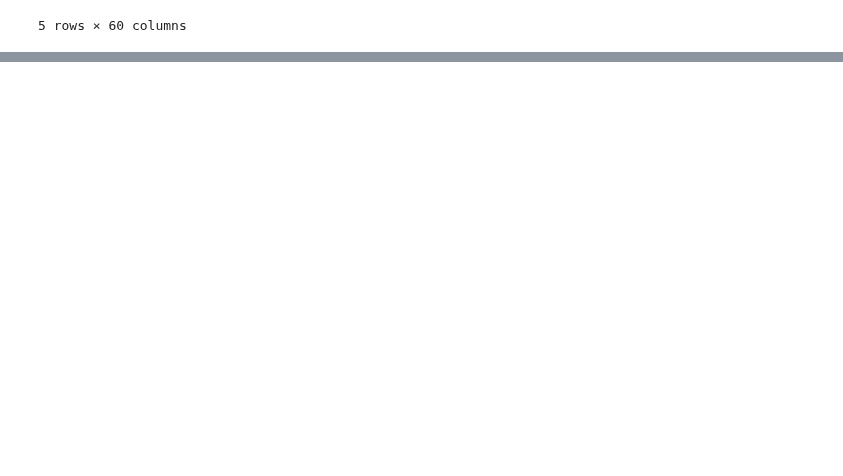
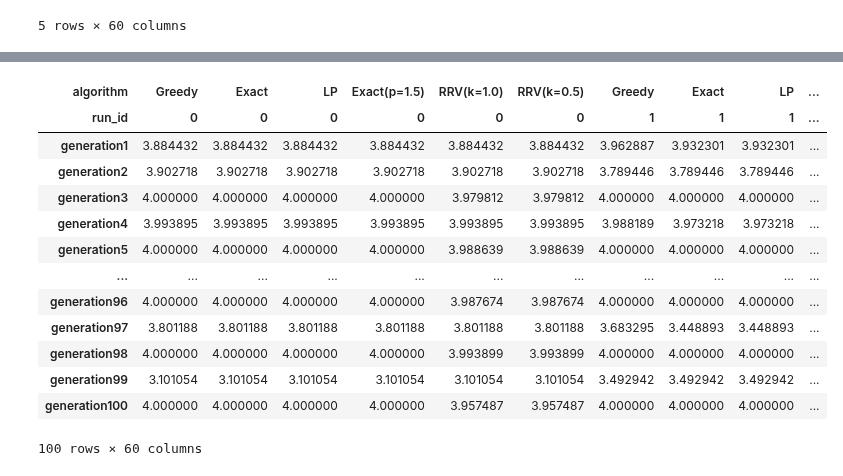
Before and after one commit to aaron-sandoval/generative_social_choice, a Jupyter notebook: generative_social_choice/plots/compare_voting_algs_on_chatbot_data.ipynb, the cells around one changed output, grey strips where cells are left out. Saved outputs shown, nothing was run; the diff lists cells and outputs as text; code cells hidden in the pictures; blank space fills up the shorter version.

```diff
--- a/generative_social_choice/plots/compare_voting_algs_on_chatbot_data.ipynb
+++ b/generative_social_choice/plots/compare_voting_algs_on_chatbot_data.ipynb
@@ -253,0 +301,43 @@ df_slates
+# %%
+# run_ids_to_plot: list[int] = [0, 1]
+run_ids_to_plot: list[int] = all_run_ids
+# algos_to_plot = [ExactTotalUtilityMaximization(), ReweightedRangeVoting(k=1.0)]
+algos_to_plot = voting_algorithms_to_test
+
+# Filter columns by run_ids_to_plot and algos_to_plot
+# Get display names from algos_to_plot
+algo_display_names = [
+    algo.display_name if hasattr(algo, 'display_name') else str(algo)
+    for algo in algos_to_plot
+]
+
+# Filter columns where run_id is in run_ids_to_plot and algorithm is in algo_display_names
+if isinstance(utilities_swapped_index_levels.columns, pd.MultiIndex):
+    filtered_cols = [
+        col for col in utilities_swapped_index_levels.columns
+        if col[1] in run_ids_to_plot and col[0] in algo_display_names
+    ]
+else:
+    # Simple columns case - filter by algo_display_names only
+    filtered_cols = [
+        col for col in utilities_swapped_index_levels.columns
+        if col in algo_display_names
+    ]
+
+utilities_for_line_plot = utilities_swapped_index_levels[filtered_cols]
+utilities_for_line_plot
+# %% [output]
+| algorithm | Greedy | Exact | LP | Exact(p=1.5) | RRV(k=1.0) | RRV(k=0.5) | Greedy | Exact | LP | ... |
+| run_id | 0 | 0 | 0 | 0 | 0 | 0 | 1 | 1 | 1 | ... |
+| generation1 | 3.884432 | 3.884432 | 3.884432 | 3.884432 | 3.884432 | 3.884432 | 3.962887 | 3.932301 | 3.932301 | ... |
+| generation2 | 3.902718 | 3.902718 | 3.902718 | 3.902718 | 3.902718 | 3.902718 | 3.789446 | 3.789446 | 3.789446 | ... |
+| generation3 | 4.000000 | 4.000000 | 4.000000 | 4.000000 | 3.979812 | 3.979812 | 4.000000 | 4.000000 | 4.000000 | ... |
+| generation4 | 3.993895 | 3.993895 | 3.993895 | 3.993895 | 3.993895 | 3.993895 | 3.988189 | 3.973218 | 3.973218 | ... |
+| generation5 | 4.000000 | 4.000000 | 4.000000 | 4.000000 | 3.988639 | 3.988639 | 4.000000 | 4.000000 | 4.000000 | ... |
+| ... | ... | ... | ... | ... | ... | ... | ... | ... | ... | ... |
+| generation96 | 4.000000 | 4.000000 | 4.000000 | 4.000000 | 3.987674 | 3.987674 | 4.000000 | 4.000000 | 4.000000 | ... |
+| generation97 | 3.801188 | 3.801188 | 3.801188 | 3.801188 | 3.801188 | 3.801188 | 3.683295 | 3.448893 | 3.448893 | ... |
+| generation98 | 4.000000 | 4.000000 | 4.000000 | 4.000000 | 3.993899 | 3.993899 | 4.000000 | 4.000000 | 4.000000 | ... |
+| generation99 | 3.101054 | 3.101054 | 3.101054 | 3.101054 | 3.101054 | 3.101054 | 3.492942 | 3.492942 | 3.492942 | ... |
+| generation100 | 4.000000 | 4.000000 | 4.000000 | 4.000000 | 3.957487 | 3.957487 | 4.000000 | 4.000000 | 4.000000 | ... |
+100 rows × 60 columns
```
Also changed, not shown: parts of 9 cells of this notebook, 1 other file.
